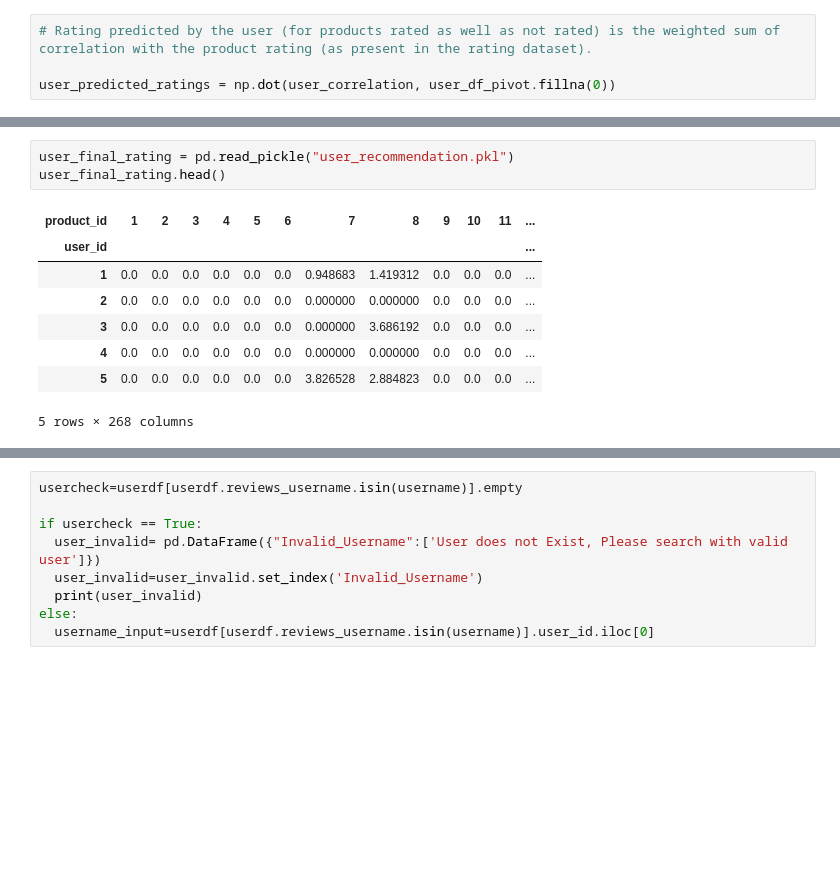
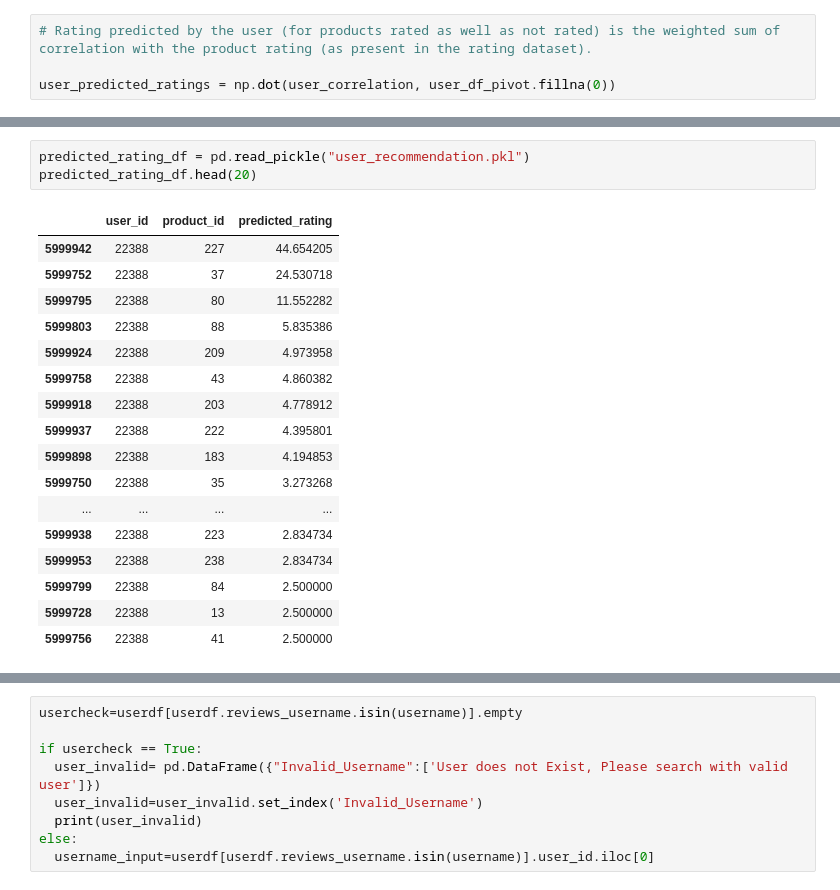
Before and after one commit to vellorejana/ProductRecommendationSystem, a Jupyter notebook: Prod_Recommend_Sentiment.ipynb, the cells around one changed output, grey strips where cells are left out. Saved outputs shown, nothing was run; the diff lists cells and outputs as text; blank space fills up the shorter version.

```diff
--- a/Prod_Recommend_Sentiment.ipynb
+++ b/Prod_Recommend_Sentiment.ipynb
@@ -1715,15 +1728,24 @@ user_final_rating.to_pickle("user_recommendation.pkl")
 # %%
-user_final_rating = pd.read_pickle("user_recommendation.pkl")
-user_final_rating.head()
+predicted_rating_df = pd.read_pickle("user_recommendation.pkl")
+predicted_rating_df.head(20)
 # %% [output]
-| product_id | 1 | 2 | 3 | 4 | 5 | 6 | 7 | 8 | 9 | 10 | 11 | ... |
-| user_id |  |  |  |  |  |  |  |  |  |  |  | ... |
-| 1 | 0.0 | 0.0 | 0.0 | 0.0 | 0.0 | 0.0 | 0.948683 | 1.419312 | 0.0 | 0.0 | 0.0 | ... |
-| 2 | 0.0 | 0.0 | 0.0 | 0.0 | 0.0 | 0.0 | 0.000000 | 0.000000 | 0.0 | 0.0 | 0.0 | ... |
-| 3 | 0.0 | 0.0 | 0.0 | 0.0 | 0.0 | 0.0 | 0.000000 | 3.686192 | 0.0 | 0.0 | 0.0 | ... |
-| 4 | 0.0 | 0.0 | 0.0 | 0.0 | 0.0 | 0.0 | 0.000000 | 0.000000 | 0.0 | 0.0 | 0.0 | ... |
-| 5 | 0.0 | 0.0 | 0.0 | 0.0 | 0.0 | 0.0 | 3.826528 | 2.884823 | 0.0 | 0.0 | 0.0 | ... |
+|  | user_id | product_id | predicted_rating |
+| 5999942 | 22388 | 227 | 44.654205 |
+| 5999752 | 22388 | 37 | 24.530718 |
+| 5999795 | 22388 | 80 | 11.552282 |
+| 5999803 | 22388 | 88 | 5.835386 |
+| 5999924 | 22388 | 209 | 4.973958 |
+| 5999758 | 22388 | 43 | 4.860382 |
+| 5999918 | 22388 | 203 | 4.778912 |
+| 5999937 | 22388 | 222 | 4.395801 |
+| 5999898 | 22388 | 183 | 4.194853 |
+| 5999750 | 22388 | 35 | 3.273268 |
+| ... | ... | ... | ... |
+| 5999938 | 22388 | 223 | 2.834734 |
+| 5999953 | 22388 | 238 | 2.834734 |
+| 5999799 | 22388 | 84 | 2.500000 |
+| 5999728 | 22388 | 13 | 2.500000 |
+| 5999756 | 22388 | 41 | 2.500000 |
-5 rows × 268 columns
 # %%
 # Take the user ID as input.
 username=[]
```
Also changed, not shown: parts of 14 cells of this notebook, 2 other files.
